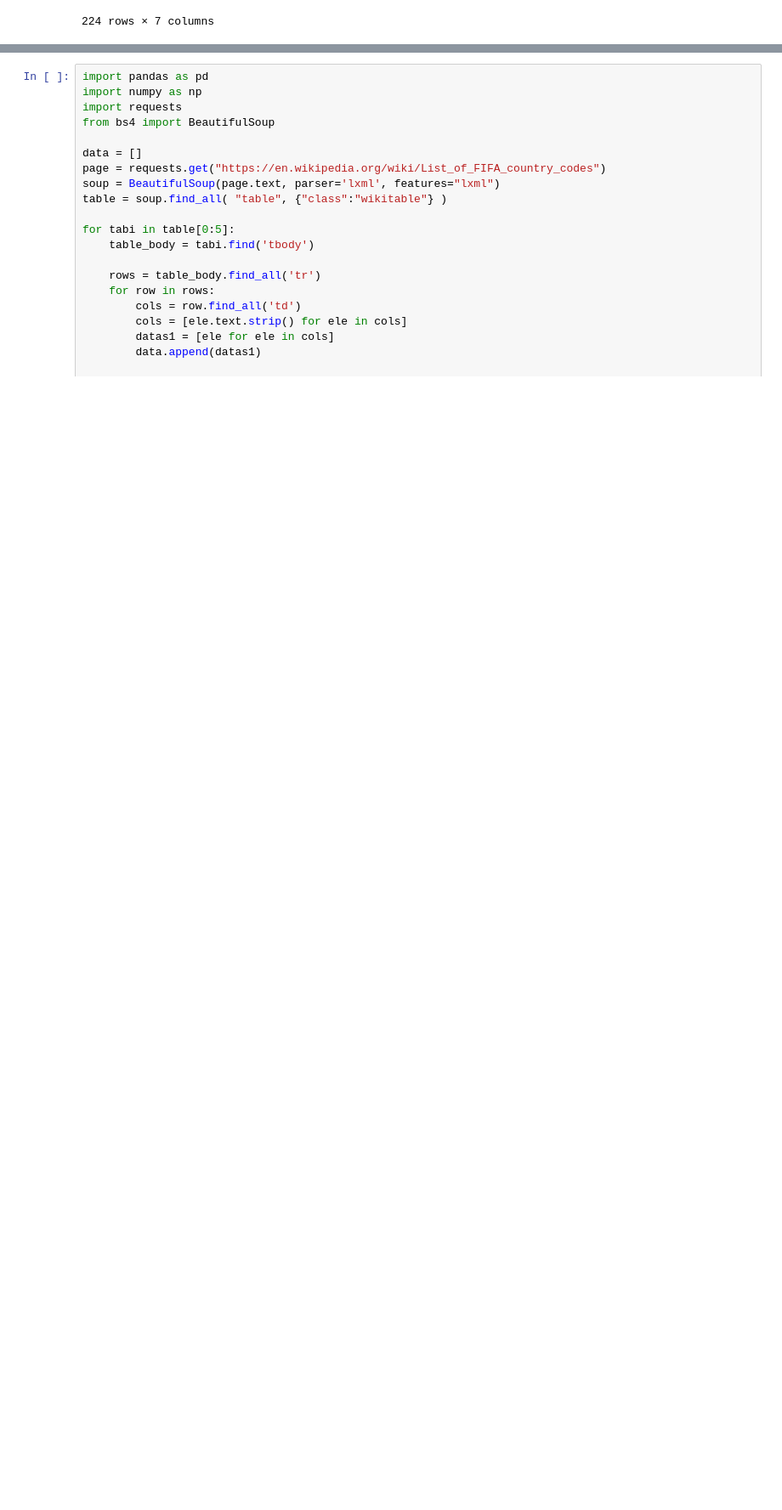
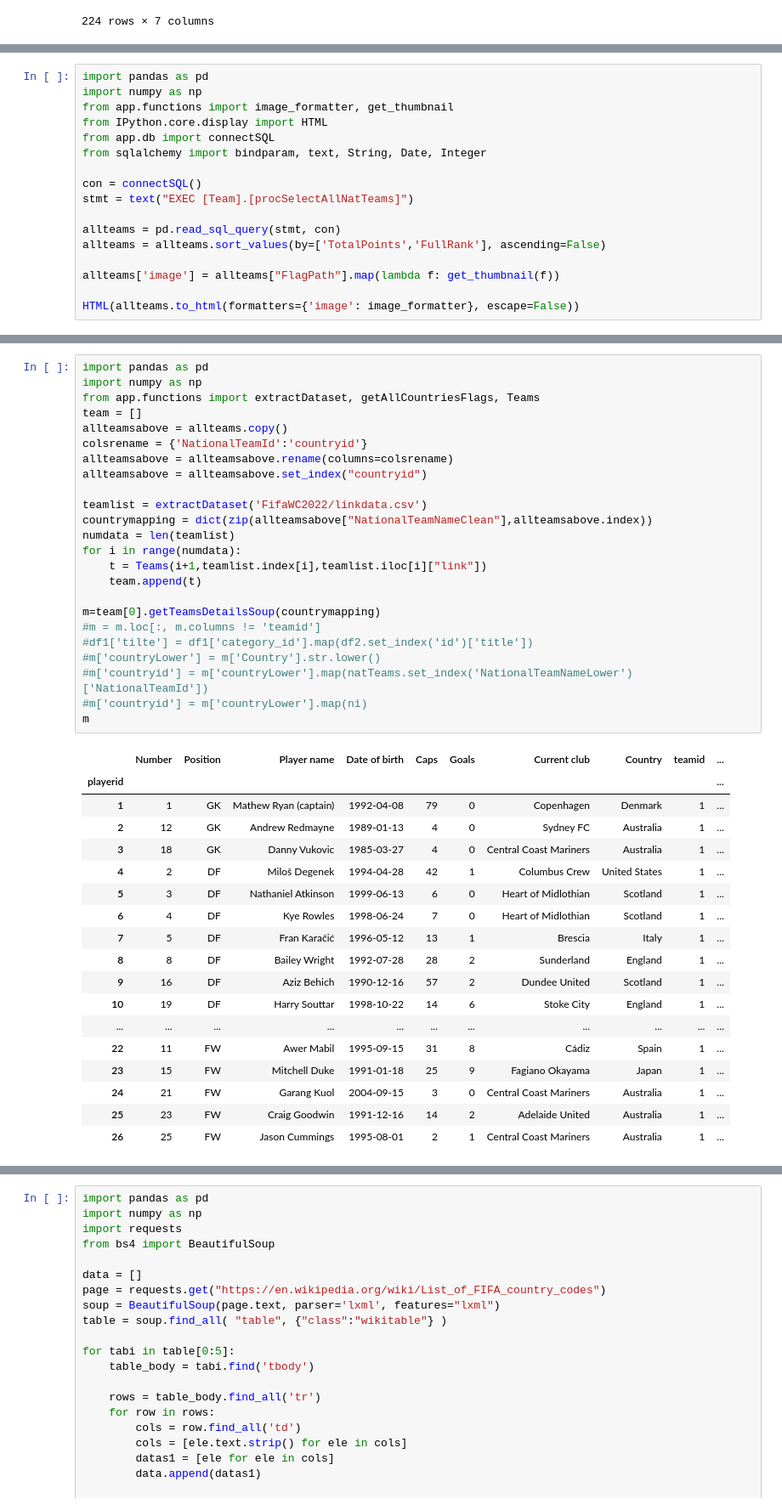
Before and after one commit to bujarkreci/jupyter-project, a Jupyter notebook: callPostgreEx/SubstringFunctionsPandas.ipynb, the cells around one changed output, grey strips where cells are left out. Shown at 85% size. Saved outputs shown, nothing was run; the diff lists cells and outputs as text; blank space fills up the shorter version.

```diff
--- a/callPostgreEx/SubstringFunctionsPandas.ipynb
+++ b/callPostgreEx/SubstringFunctionsPandas.ipynb
@@ -551,0 +549,17 @@ DataError: (pyodbc.DataError) ('22018', '[22018] [Microsoft][ODBC Driver 17 for
+# %%
+import pandas as pd
+import numpy as np
+from app.functions import image_formatter, get_thumbnail
+from IPython.core.display import HTML
+from app.db import connectSQL
+from sqlalchemy import bindparam, text, String, Date, Integer
+
+con = connectSQL()
+stmt = text("EXEC [Team].[procSelectAllNatTeams]")
+
+allteams = pd.read_sql_query(stmt, con)
+allteams = allteams.sort_values(by=['TotalPoints','FullRank'], ascending=False)
+
+allteams['image'] = allteams["FlagPath"].map(lambda f: get_thumbnail(f))
+
+HTML(allteams.to_html(formatters={'image': image_formatter}, escape=False))
@@ -551,0 +571,43 @@ DataError: (pyodbc.DataError) ('22018', '[22018] [Microsoft][ODBC Driver 17 for
+# %%
+import pandas as pd
+import numpy as np
+from app.functions import extractDataset, getAllCountriesFlags, Teams
+team = []
+allteamsabove = allteams.copy()
+colsrename = {'NationalTeamId':'countryid'}
+allteamsabove = allteamsabove.rename(columns=colsrename)
+allteamsabove = allteamsabove.set_index("countryid")
+
+teamlist = extractDataset('FifaWC2022/linkdata.csv')
+countrymapping = dict(zip(allteamsabove["NationalTeamNameClean"],allteamsabove.index))
+numdata = len(teamlist)
+for i in range(numdata):
+    t = Teams(i+1,teamlist.index[i],teamlist.iloc[i]["link"])
+    team.append(t)
+
+m=team[0].getTeamsDetailsSoup(countrymapping)
+#m = m.loc[:, m.columns != 'teamid']
+#df1['tilte'] = df1['category_id'].map(df2.set_index('id')['title'])
+#m['countryLower'] = m['Country'].str.lower()
+#m['countryid'] = m['countryLower'].map(natTeams.set_index('NationalTeamNameLower')['NationalTeamId'])
+#m['countryid'] = m['countryLower'].map(ni)
+m
+# %% [output]
+|  | Number | Position | Player name | Date of birth | Caps | Goals | Current club | Country | teamid | ... |
+| playerid |  |  |  |  |  |  |  |  |  | ... |
+| 1 | 1 | GK | Mathew Ryan (captain) | 1992-04-08 | 79 | 0 | Copenhagen | Denmark | 1 | ... |
+| 2 | 12 | GK | Andrew Redmayne | 1989-01-13 | 4 | 0 | Sydney FC | Australia | 1 | ... |
+| 3 | 18 | GK | Danny Vukovic | 1985-03-27 | 4 | 0 | Central Coast Mariners | Australia | 1 | ... |
+| 4 | 2 | DF | Miloš Degenek | 1994-04-28 | 42 | 1 | Columbus Crew | United States | 1 | ... |
+| 5 | 3 | DF | Nathaniel Atkinson | 1999-06-13 | 6 | 0 | Heart of Midlothian | Scotland | 1 | ... |
+| 6 | 4 | DF | Kye Rowles | 1998-06-24 | 7 | 0 | Heart of Midlothian | Scotland | 1 | ... |
+| 7 | 5 | DF | Fran Karačić | 1996-05-12 | 13 | 1 | Brescia | Italy | 1 | ... |
+| 8 | 8 | DF | Bailey Wright | 1992-07-28 | 28 | 2 | Sunderland | England | 1 | ... |
+| 9 | 16 | DF | Aziz Behich | 1990-12-16 | 57 | 2 | Dundee United | Scotland | 1 | ... |
+| 10 | 19 | DF | Harry Souttar | 1998-10-22 | 14 | 6 | Stoke City | England | 1 | ... |
+| ... | ... | ... | ... | ... | ... | ... | ... | ... | ... | ... |
+| 22 | 11 | FW | Awer Mabil | 1995-09-15 | 31 | 8 | Cádiz | Spain | 1 | ... |
+| 23 | 15 | FW | Mitchell Duke | 1991-01-18 | 25 | 9 | Fagiano Okayama | Japan | 1 | ... |
+| 24 | 21 | FW | Garang Kuol | 2004-09-15 | 3 | 0 | Central Coast Mariners | Australia | 1 | ... |
+| 25 | 23 | FW | Craig Goodwin | 1991-12-16 | 14 | 2 | Adelaide United | Australia | 1 | ... |
+| 26 | 25 | FW | Jason Cummings | 1995-08-01 | 2 | 1 | Central Coast Mariners | Australia | 1 | ... |
```
Also changed, not shown: parts of 9 cells of this notebook, 5 other files.
